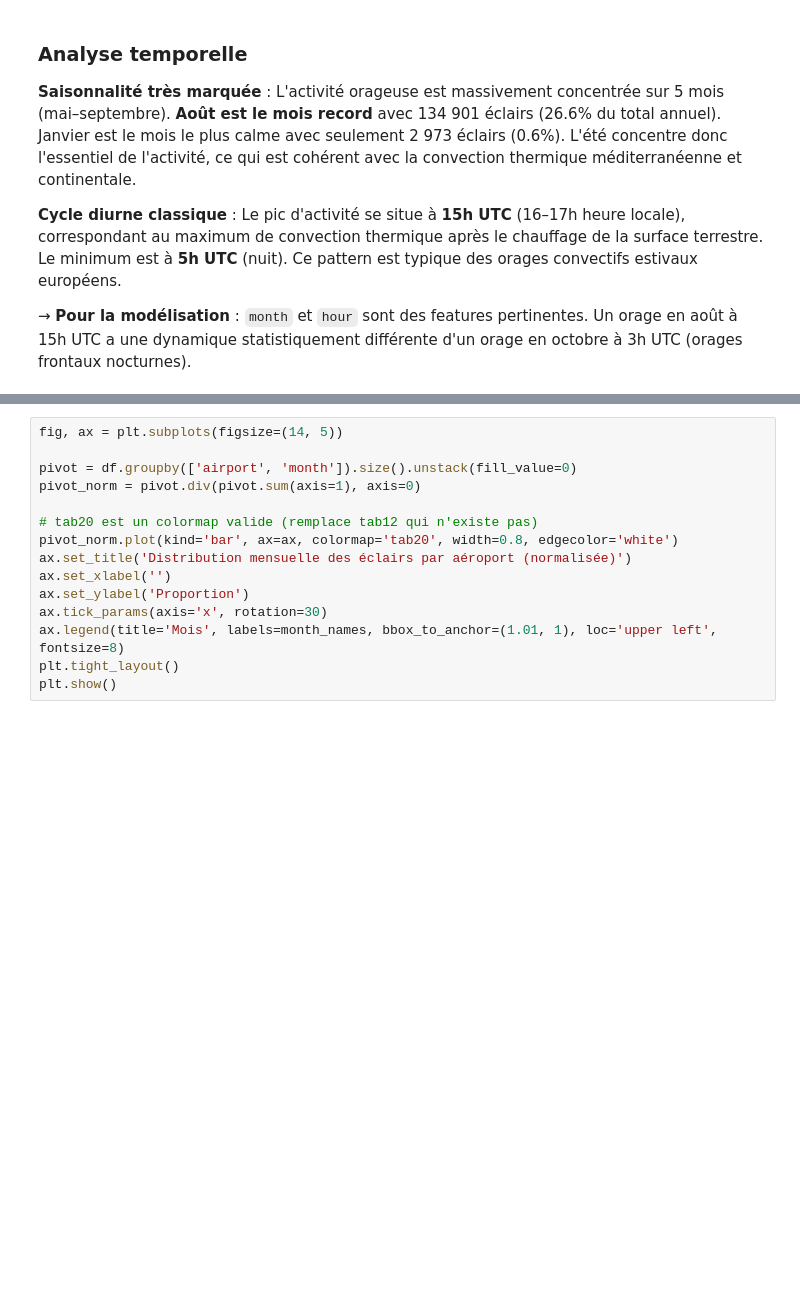
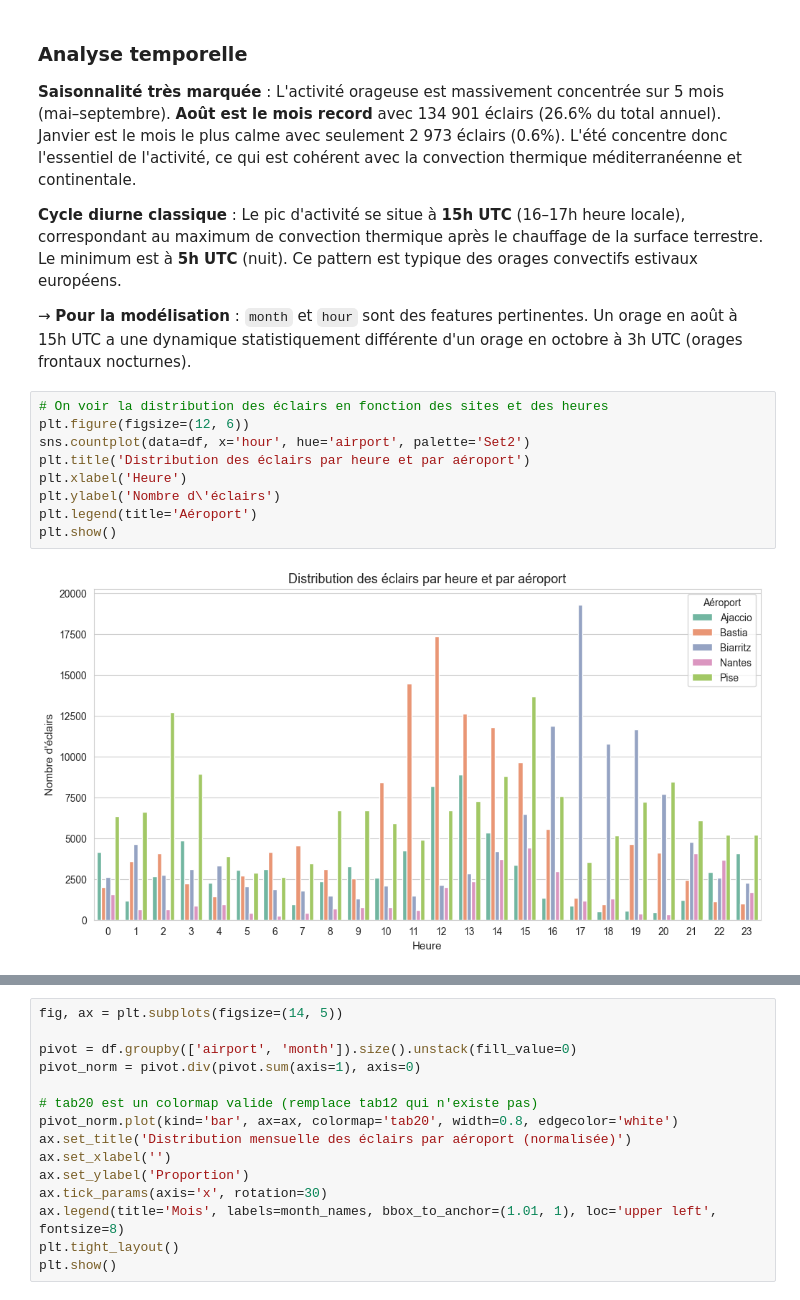
Before and after one commit to Desk1002/MeteoRage2026team_The_ROCs, a Jupyter notebook: analyse.ipynb, the cells around one changed output, grey strips where cells are left out. Saved outputs shown, nothing was run; the diff lists cells and outputs as text; blank space fills up the shorter version.

```diff
--- a/analyse.ipynb
+++ b/analyse.ipynb
@@ -338,3 +307,14 @@ Distribution mensuelle :
 **Cycle diurne classique** : Le pic d'activité se situe à **15h UTC** (16–17h heure locale), correspondant au maximum de convection thermique après le chauffage de la surface terrestre. Le minimum est à **5h UTC** (nuit). Ce pattern est typique des orages convectifs estivaux européens.
 
 → **Pour la modélisation** : `month` et `hour` sont des features pertinentes. Un orage en août à 15h UTC a une dynamique statistiquement différente d'un orage en octobre à 3h UTC (orages frontaux nocturnes).
+# %%
+# On voir la distribution des éclairs en fonction des sites et des heures
+plt.figure(figsize=(12, 6))
+sns.countplot(data=df, x='hour', hue='airport', palette='Set2')
+plt.title('Distribution des éclairs par heure et par aéroport')
+plt.xlabel('Heure')
+plt.ylabel('Nombre d\'éclairs')
+plt.legend(title='Aéroport')
+plt.show()
+# %% [output]
+[figure, added]
```
Also changed, not shown: parts of 33 cells of this notebook.
